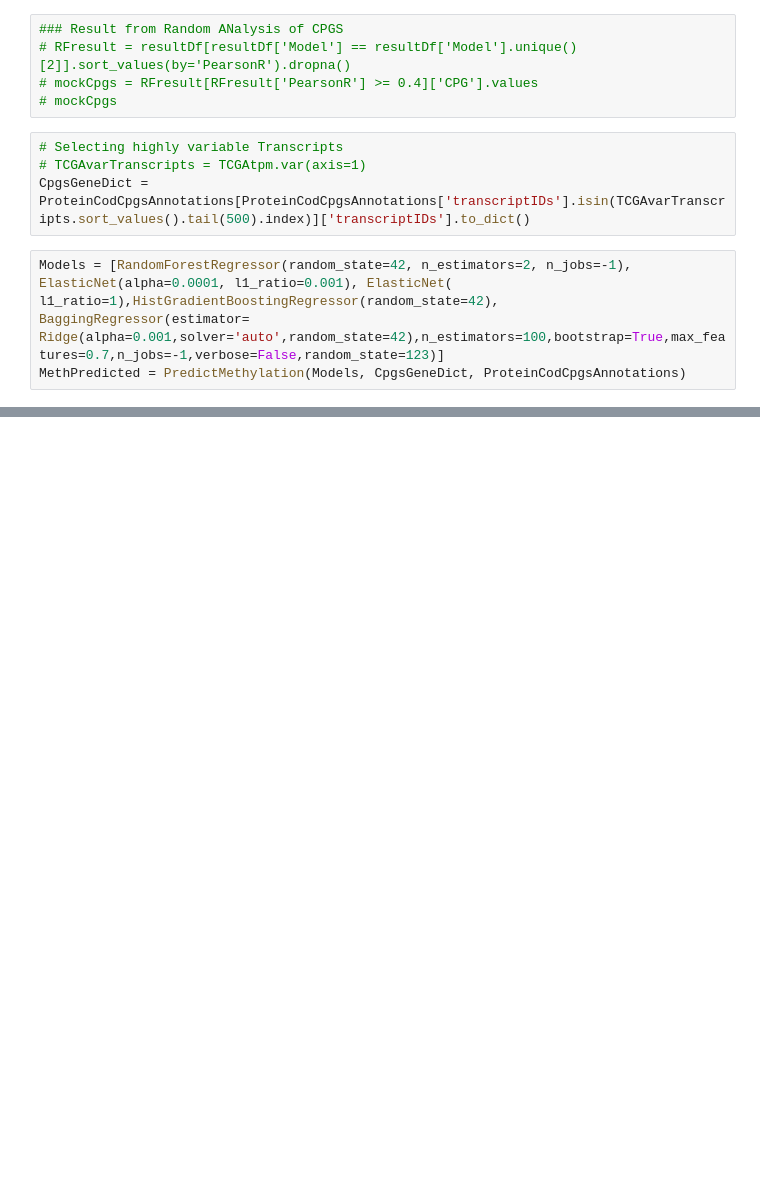
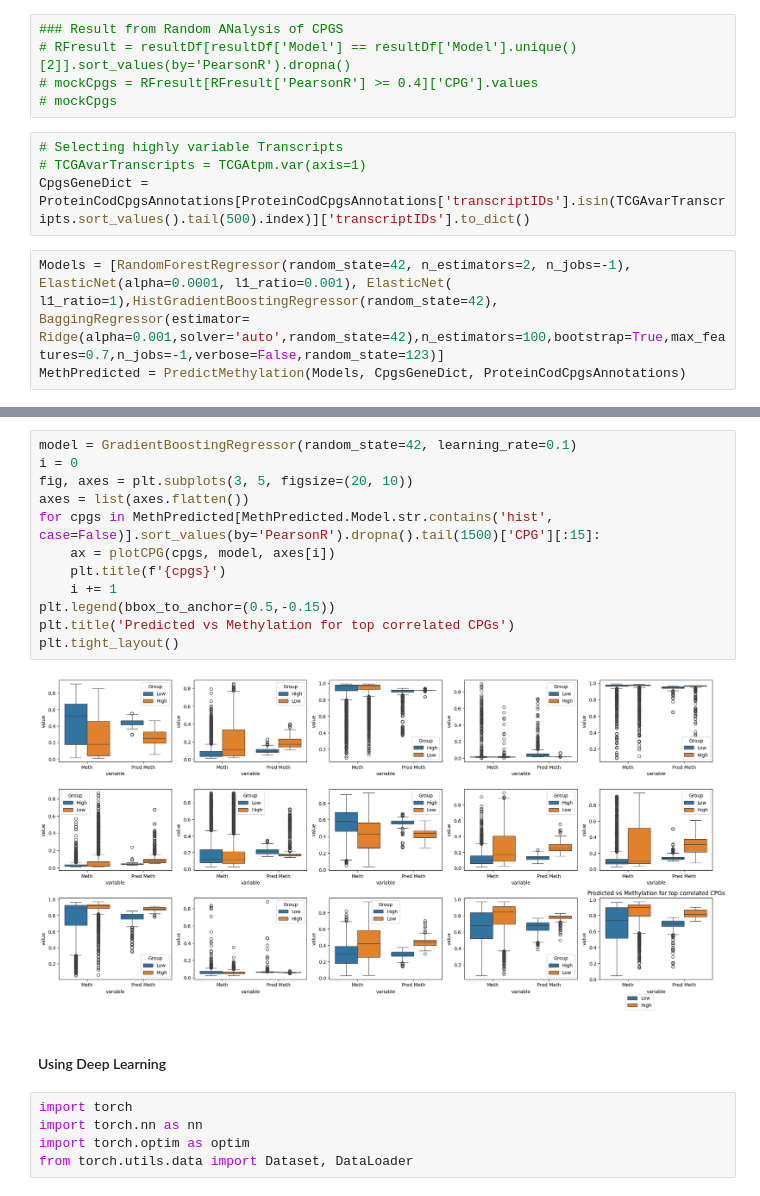
Before and after one commit to ansarahmadjaved/methpred, a Jupyter notebook: main.ipynb, the cells around one changed output, grey strips where cells are left out. Saved outputs shown, nothing was run; the diff lists cells and outputs as text; blank space fills up the shorter version.

Commit message:
Trying Deep Leaning approach

```diff
--- a/main.ipynb
+++ b/main.ipynb
@@ -223,0 +219,21 @@ plt.tight_layout()
+# %%
+model = GradientBoostingRegressor(random_state=42, learning_rate=0.1)
+i = 0
+fig, axes = plt.subplots(3, 5, figsize=(20, 10))
+axes = list(axes.flatten())
+for cpgs in MethPredicted[MethPredicted.Model.str.contains('hist', case=False)].sort_values(by='PearsonR').dropna().tail(1500)['CPG'][:15]:
+    ax = plotCPG(cpgs, model, axes[i])
+    plt.title(f'{cpgs}')
+    i += 1
+plt.legend(bbox_to_anchor=(0.5,-0.15))
+plt.title('Predicted vs Methylation for top correlated CPGs')
+plt.tight_layout()
+# %% [output]
+[figure, added]
+# %% [markdown]
+#### Using Deep Learning
+# %%
+import torch
+import torch.nn as nn
+import torch.optim as optim
+from torch.utils.data import Dataset, DataLoader
```
Also changed, not shown: parts of 17 cells of this notebook.
